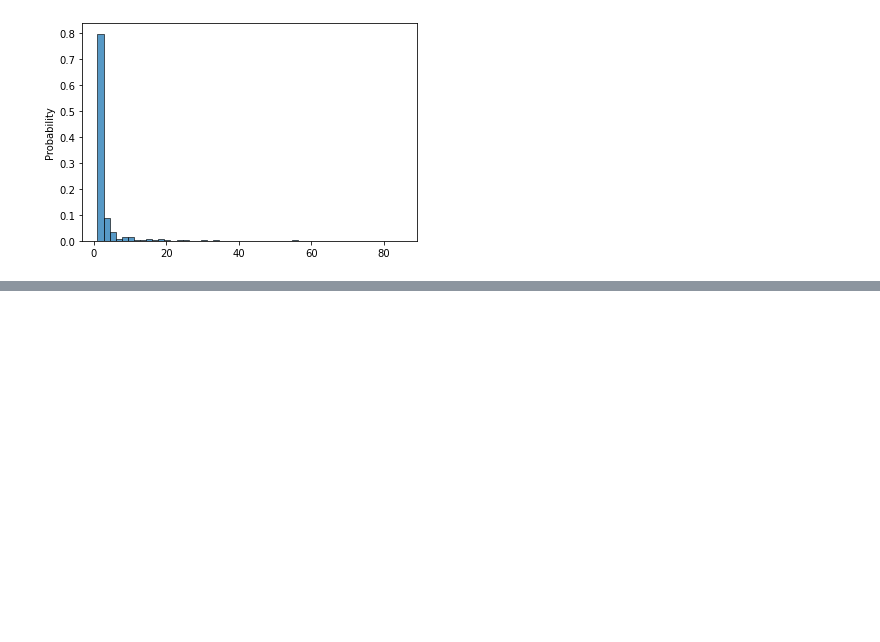
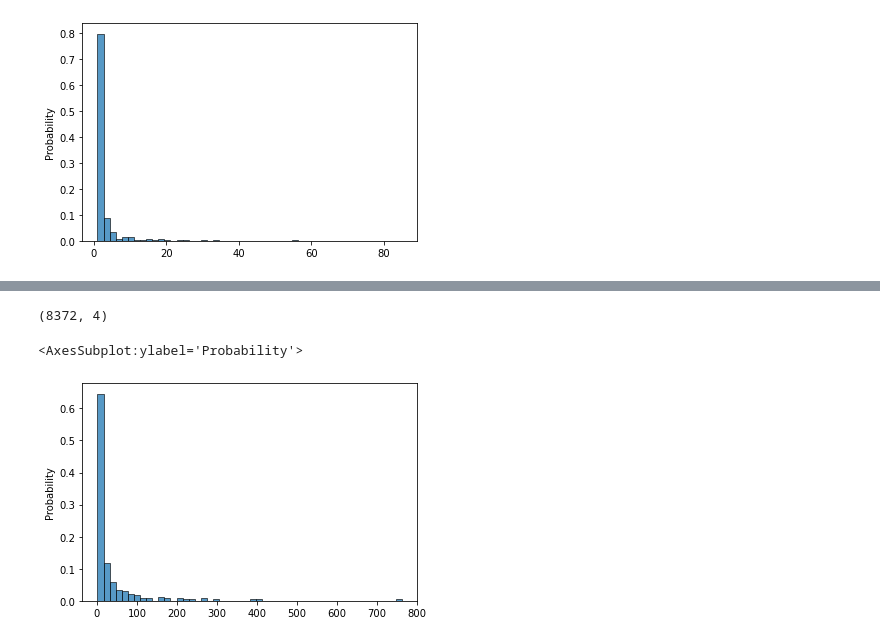
Before and after one commit to hellokayas/Sockfarm-Project, a Jupyter notebook: src/Rev2Data.ipynb, the cells around one changed output, grey strips where cells are left out. Saved outputs shown, nothing was run; the diff lists cells and outputs as text; code cells hidden in the pictures; blank space fills up the shorter version.

```diff
--- a/src/Rev2Data.ipynb
+++ b/src/Rev2Data.ipynb
@@ -75,0 +91,10 @@ sns.histplot(dest_cnt, stat="probability", bins=50, kde=False)
+# %%
+otc_nw_gt = otc_nw_df[otc_nw_df["src"].isin(otc_gt_df["id"])]
+print(otc_nw_gt.shape)
+
+otc_src_cnt = otc_nw_gt.groupby("src").size()
+sns.histplot(otc_src_cnt, stat="probability", bins=50, kde=False)
+# %% [output]
+(8372, 4)
+<AxesSubplot:ylabel='Probability'>
+[figure, added]
```
Also changed, not shown: parts of 19 cells of this notebook.
